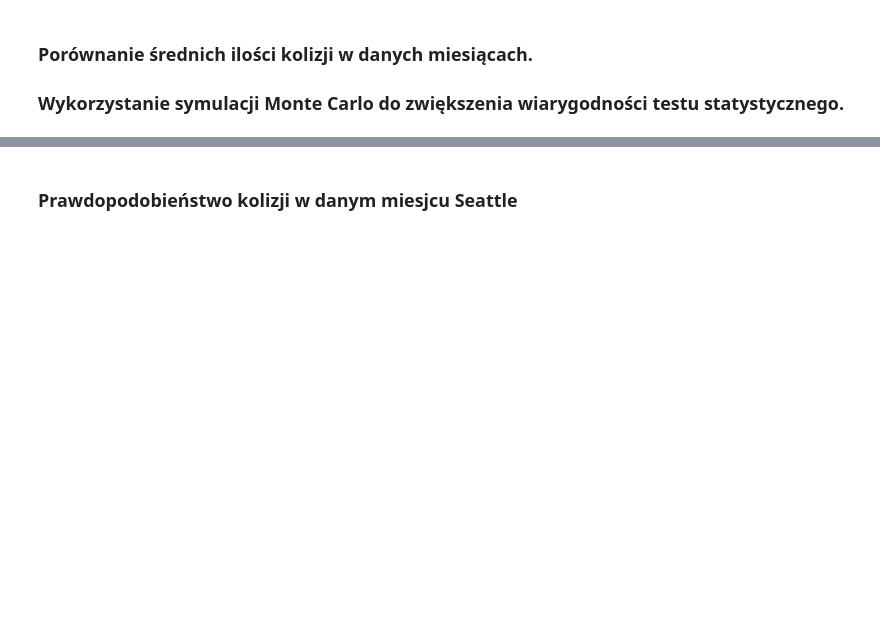
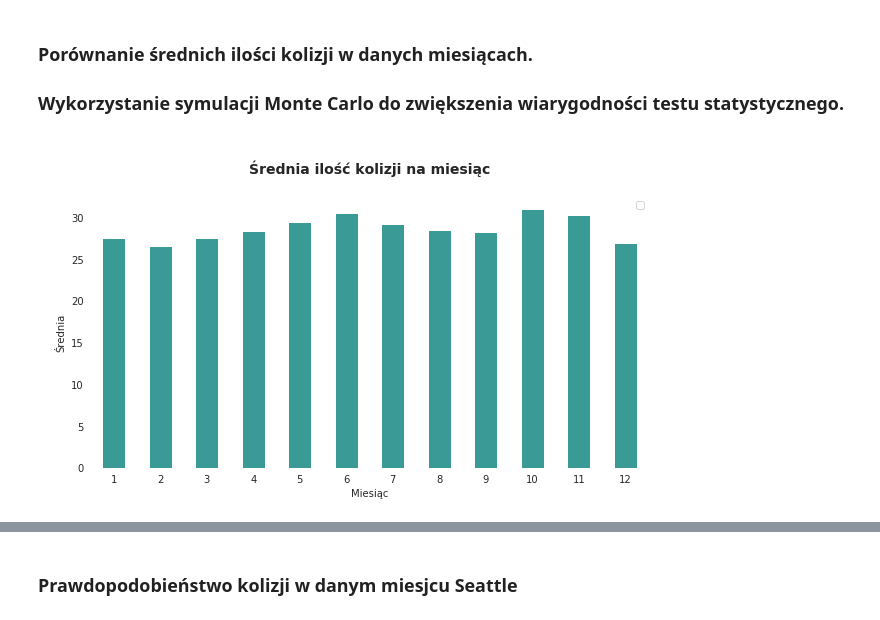
Before and after one commit to infoshareacademy/jdsz5-matrix, a Jupyter notebook: Python/app.ipynb, the cells around one changed output, grey strips where cells are left out. Cells and saved outputs as stored; diff of their text form; code cells hidden in the pictures; blank space fills up the shorter version.

```diff
--- a/Python/app.ipynb
+++ b/Python/app.ipynb
@@ -125,5 +169,7 @@ dwie_srednie(dane=df, cecha='ROK', grupa1 = 2007, grupa2 = 2017, wartosc='SMIERT
 ### Porównanie średnich ilości kolizji w danych miesiącach.
 ### Wykorzystanie symulacji Monte Carlo do zwiększenia wiarygodności testu statystycznego.
 # %%
-srednia_miesiac(df_prognozy)
+kolizje_miesiac_srednia(df_prognozy)
+# %% [output]
+[figure, added]
 # %%
```
Also changed, not shown: parts of 19 cells of this notebook, 3 other files.
